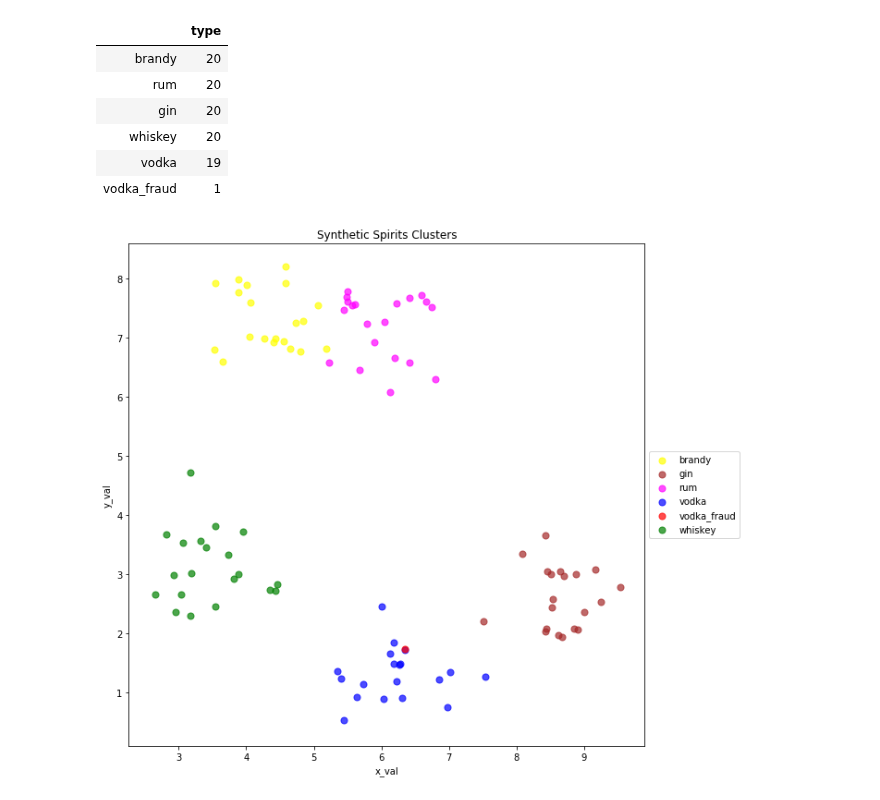
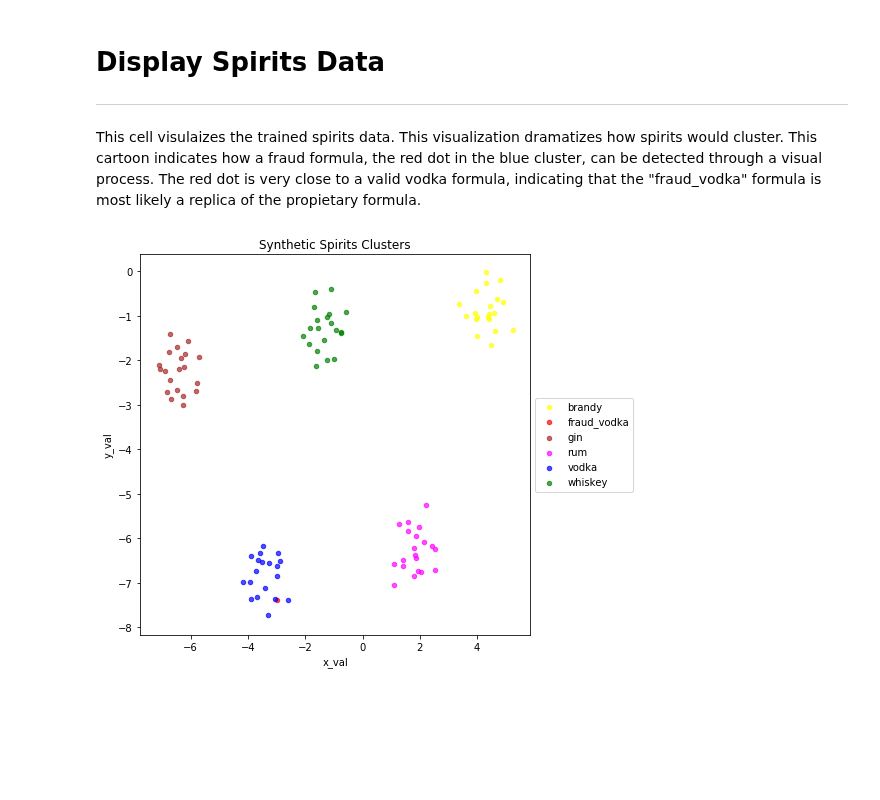
Before and after one commit to MetroStar/LabelAndFraudDetections, a Jupyter notebook: TTB/FormulaFraudDetection.ipynb, the cells around one changed output. Cells and saved outputs as stored; diff of their text form; code cells hidden in the pictures; blank space fills up the shorter version.

Commit message:
Version with training of both wine, and spirits model. spirits_train_data.csv contains the data for training the spirits model.

```diff
--- a/TTB/FormulaFraudDetection.ipynb
+++ b/TTB/FormulaFraudDetection.ipynb
@@ -59,21 +153,9 @@ Clustering N dimensional data is a dimension reduction process. The N dimensions
 # %%
-df = pd.read_csv('wine.data.csv')
 
-
-
-X_embedded = TSNE(n_components=2).fit_transform(df)
-X_embedded = pd.DataFrame(X_embedded, columns=['x_val', 'y_val'])
-
-X_embedded['type'] = 0
-X_embedded['type'] = df.iloc[:,0]
-X_embedded.loc[X_embedded['type'] == 1, 'type'] = 'wine_1'
-X_embedded.loc[X_embedded['type'] == 2, 'type'] = 'wine_2'
-X_embedded.loc[X_embedded['type'] == 3, 'type'] = 'wine_3'
-
-# scatter plot, dots colored by type value
+colors_w = {'wine_1':'blue', 'wine_2':'magenta', 'wine_3':'green', 'brandy':'yellow', 'gin':'brown'}
 fig, ax = plt.subplots(1,1, figsize=(10, 10))
-grouped = X_embedded.groupby('type')
-for key, group in grouped:
+grouped_w = X_embedded_w.groupby('type')
+for key, group in grouped_w:
     group.plot(ax=ax, kind='scatter', x='x_val', y='y_val', label=key, color=colors_w[key], alpha=0.7)
     plt.legend(loc='center left', bbox_to_anchor=(1.0, 0.5))
 #    plt.axis('off')
@@ -87,27 +166,17 @@ A fraudulent data point is added under the label 'vodka_fraud.' This particular
-# %%
-# read fraudulent csv and count the values of the types
-fraud_df = pd.read_csv('Synthetic_Formula_Data_Fraud.csv')
-display(fraud_df['type'].value_counts().to_frame())
-# %% [output]
-|  | type |
-| brandy | 20 |
-| rum | 20 |
-| gin | 20 |
-| whiskey | 20 |
-| vodka | 19 |
-| vodka_fraud | 1 |
+# %% [markdown]
+# Display Spirits Data
+***
+This cell visulaizes the trained spirits data. This visualization dramatizes how spirits would cluster. This cartoon indicates how a fraud formula, the red dot in the blue cluster, can be detected through a visual process. The red dot is very close to a valid vodka formula, indicating that the "fraud_vodka" formula is most likely a replica of the propietary formula.
 # %%
-# scatter plot, dots colored by type value
-mkr_dict = {'vodka':'o', 'vodka_fraud':'o', 'rum':'o', 'whiskey':'o', 'brandy':'o', 'gin':'o'}
-colors = {'vodka':'blue', 'vodka_fraud':'red', 'rum':'magenta', 'whiskey':'green', 'brandy':'yellow', 'gin':'brown'}
-fraud_df.rename(columns={"citric_acid": "x_val", "ethyl": "y_val"}, inplace=True)
-fig, ax = plt.subplots(1,1, figsize=(10, 10))
-grouped = fraud_df.groupby('type')
-for key, group in grouped:
-    group.plot(ax=ax, kind='scatter', x='x_val', y='y_val', label=key, color=colors[key], s=50, alpha=0.7, marker=mkr_dict[key])
+colors = {'vodka':'blue', 'rum':'magenta', 'whiskey':'green', 'brandy':'yellow', 'gin':'brown', 'fraud_vodka':'red'}
+
+fig, ax = plt.subplots(1,1, figsize=(7, 7))
+grouped_s = X_embedded_s.groupby('type')
+for key, group in grouped_s:
+    group.plot(ax=ax, kind='scatter', x='x_val', y='y_val', label=key, color=colors[key], alpha=0.7)
     plt.legend(loc='center left', bbox_to_anchor=(1.0, 0.5))
 #    plt.axis('off')
 plt.title('Synthetic Spirits Clusters')
 plt.show()
 # %% [output]
-[figure, old version]
+[figure, new version]
```
Also changed, not shown: parts of 12 cells of this notebook, 1 other file.
